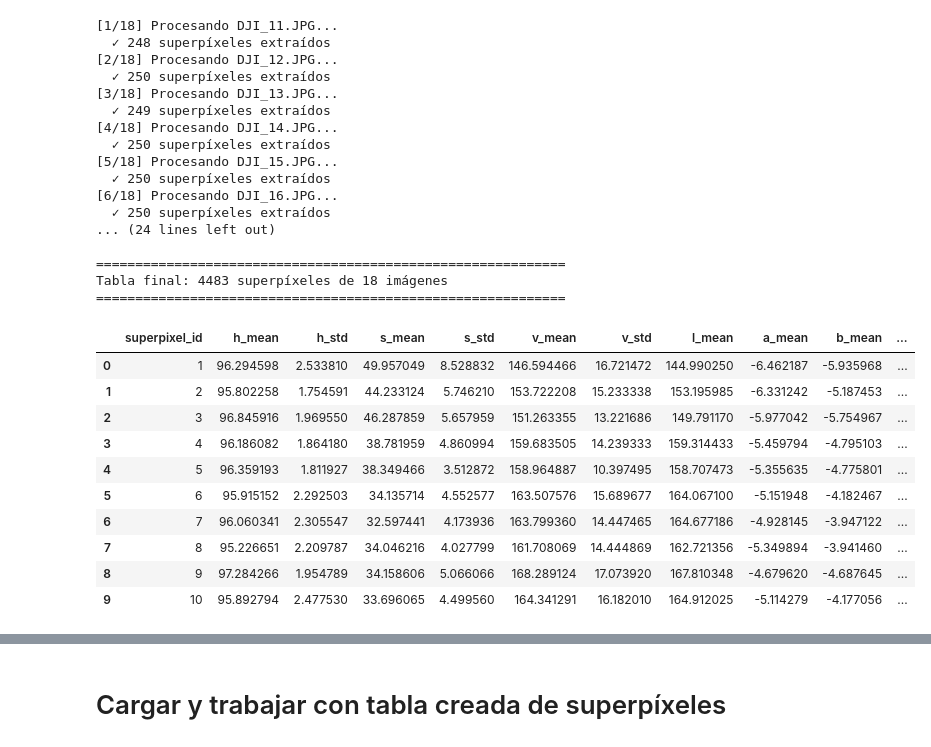
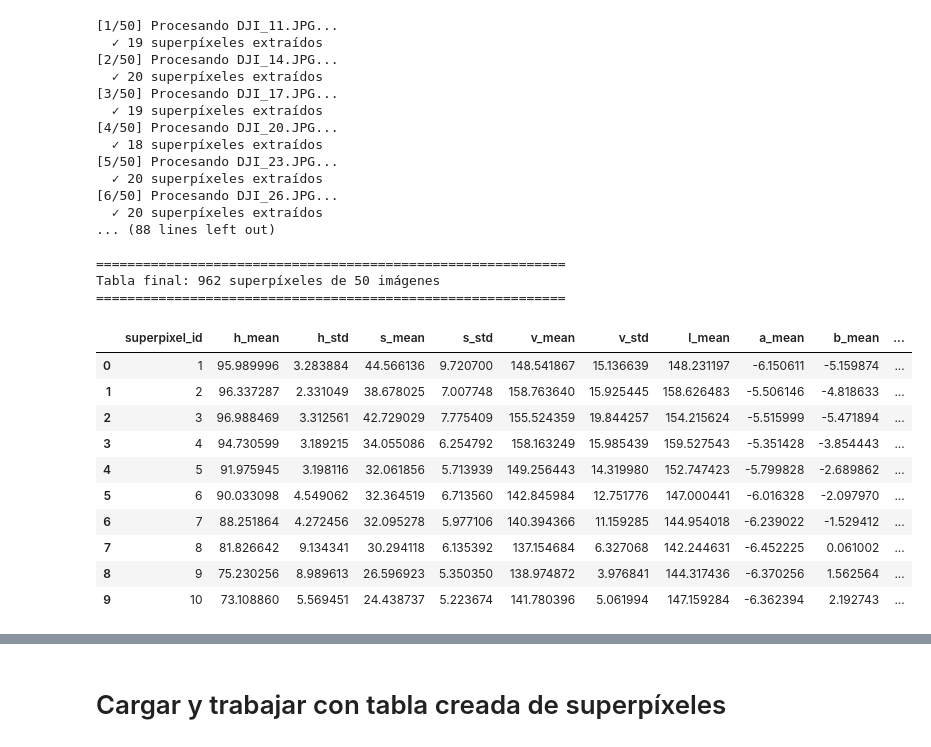
Before and after one commit to Charyzzz/proyecto_eutrofizacion, a Jupyter notebook: notebooks/02_superpixels_training.ipynb, the cells around one changed output, grey strips where cells are left out. Drawn from its saved outputs; the diff is of its cells as text; code cells hidden in the pictures.

```diff
--- a/notebooks/02_superpixels_training.ipynb
+++ b/notebooks/02_superpixels_training.ipynb
@@ -57,7 +94,9 @@ Seleccionadas: 18 (primeras 18)
 | 3 | data/raw/external/river_water_dat... | river_water_dataset | 2019 | True | basento_river | data/raw/external/river_water_dat... | water_polygon_labelimg | polygon |
 | 4 | data/raw/external/river_water_dat... | river_water_dataset | 2019 | True | basento_river | data/raw/external/river_water_dat... | water_polygon_labelimg | polygon |
 # %%
-def extraer_caracteristicas_superpixeles(imagen, mascara_agua, n_segments=250):
+from water_masc1 import cargar_mascara_desde_labeling
+
+def extraer_caracteristicas_superpixeles(imagen, mascara_agua, n_segments=20):
     """
     Divide la región de agua en superpíxeles (SLIC) y calcula características
     de color y textura para cada uno.
@@ -75,6 +114,17 @@ def extraer_caracteristicas_superpixeles(imagen, mascara_agua, n_segments=250):
     list[dict] : una fila por superpíxel con sus características
     """
 
+    downscale = 4
+
+    if downscale > 1:
+        h, w = imagen.shape[:2]
+        imagen = cv2.resize(imagen, (w//downscale, h//downscale))
+        mascara_agua = cv2.resize(mascara_agua, (w//downscale, h//downscale))
+    else:
+        imagen = imagen
+        mascara_agua = mascara_agua
+
+
     img_rgb = cv2.cvtColor(imagen, cv2.COLOR_BGR2RGB)
     hsv = cv2.cvtColor(imagen, cv2.COLOR_BGR2HSV)
     lab = cv2.cvtColor(imagen, cv2.COLOR_BGR2Lab)
@@ -84,7 +134,7 @@ def extraer_caracteristicas_superpixeles(imagen, mascara_agua, n_segments=250):
     segments = slic(
         img_rgb,
         n_segments=n_segments,
-        compactness=10,
+        compactness=20,
         sigma=1,
         mask=(mascara_agua > 0)   # SLIC solo genera superpíxeles dentro del agua
     )
@@ -163,6 +213,11 @@ def construir_tabla_superpixeles(df_seleccion, base_path, parametros, n_segments
         mascara_final = conectar_graffiti_y_cerrar(mascara_pred, skeleton_kernel=3, dilation_kernel=30)
         mascara_final = suavizar_bordes_contorno(mascara_final, contour_approx=7)
 
+        # Cargar máscara desde labels_segmentation
+        #ruta_mascara = Path(base_path) / row['segmentation_mask_path']
+        #alto, ancho = imagen.shape[:2]
+        #mascara_final = cargar_mascara_desde_labeling(str(ruta_mascara), alto, ancho)
+
         if (mascara_final > 0).sum() < 500:
             print(f"  ⚠ Máscara de agua muy pequeña o vacía, se omite")
             continue
@@ -195,44 +250,44 @@ def construir_tabla_superpixeles(df_seleccion, base_path, parametros, n_segments
 # %%
 # Ejecuta el pipeline
 import matplotlib.pyplot as plt
 
 df_superpixeles = construir_tabla_superpixeles(
     df_seleccion,
     base_path=BASE_PATH,
     parametros=PARAMETROS,
-    n_segments=250
+    n_segments=20
 )
 
 df_superpixeles.head(10)
 # %% [output]
-[1/18] Procesando DJI_11.JPG...
-  ✓ 248 superpíxeles extraídos
-[2/18] Procesando DJI_12.JPG...
-  ✓ 250 superpíxeles extraídos
-[3/18] Procesando DJI_13.JPG...
-  ✓ 249 superpíxeles extraídos
-[4/18] Procesando DJI_14.JPG...
-  ✓ 250 superpíxeles extraídos
-[5/18] Procesando DJI_15.JPG...
-  ✓ 250 superpíxeles extraídos
-[6/18] Procesando DJI_16.JPG...
-  ✓ 250 superpíxeles extraídos
-... (24 lines left out)
+[1/50] Procesando DJI_11.JPG...
+  ✓ 19 superpíxeles extraídos
+[2/50] Procesando DJI_14.JPG...
+  ✓ 20 superpíxeles extraídos
+[3/50] Procesando DJI_17.JPG...
+  ✓ 19 superpíxeles extraídos
+[4/50] Procesando DJI_20.JPG...
+  ✓ 18 superpíxeles extraídos
+[5/50] Procesando DJI_23.JPG...
+  ✓ 20 superpíxeles extraídos
+[6/50] Procesando DJI_26.JPG...
+  ✓ 20 superpíxeles extraídos
+... (88 lines left out)
 
 ============================================================
-Tabla final: 4483 superpíxeles de 18 imágenes
+Tabla final: 962 superpíxeles de 50 imágenes
 ============================================================
 |  | superpixel_id | h_mean | h_std | s_mean | s_std | v_mean | v_std | l_mean | a_mean | b_mean | ... |
-| 0 | 1 | 96.294598 | 2.533810 | 49.957049 | 8.528832 | 146.594466 | 16.721472 | 144.990250 | -6.462187 | -5.935968 | ... |
-| 1 | 2 | 95.802258 | 1.754591 | 44.233124 | 5.746210 | 153.722208 | 15.233338 | 153.195985 | -6.331242 | -5.187453 | ... |
-| 2 | 3 | 96.845916 | 1.969550 | 46.287859 | 5.657959 | 151.263355 | 13.221686 | 149.791170 | -5.977042 | -5.754967 | ... |
-| 3 | 4 | 96.186082 | 1.864180 | 38.781959 | 4.860994 | 159.683505 | 14.239333 | 159.314433 | -5.459794 | -4.795103 | ... |
-| 4 | 5 | 96.359193 | 1.811927 | 38.349466 | 3.512872 | 158.964887 | 10.397495 | 158.707473 | -5.355635 | -4.775801 | ... |
-| 5 | 6 | 95.915152 | 2.292503 | 34.135714 | 4.552577 | 163.507576 | 15.689677 | 164.067100 | -5.151948 | -4.182467 | ... |
-| 6 | 7 | 96.060341 | 2.305547 | 32.597441 | 4.173936 | 163.799360 | 14.447465 | 164.677186 | -4.928145 | -3.947122 | ... |
-| 7 | 8 | 95.226651 | 2.209787 | 34.046216 | 4.027799 | 161.708069 | 14.444869 | 162.721356 | -5.349894 | -3.941460 | ... |
-| 8 | 9 | 97.284266 | 1.954789 | 34.158606 | 5.066066 | 168.289124 | 17.073920 | 167.810348 | -4.679620 | -4.687645 | ... |
-| 9 | 10 | 95.892794 | 2.477530 | 33.696065 | 4.499560 | 164.341291 | 16.182010 | 164.912025 | -5.114279 | -4.177056 | ... |
+| 0 | 1 | 95.989996 | 3.283884 | 44.566136 | 9.720700 | 148.541867 | 15.136639 | 148.231197 | -6.150611 | -5.159874 | ... |
+| 1 | 2 | 96.337287 | 2.331049 | 38.678025 | 7.007748 | 158.763640 | 15.925445 | 158.626483 | -5.506146 | -4.818633 | ... |
+| 2 | 3 | 96.988469 | 3.312561 | 42.729029 | 7.775409 | 155.524359 | 19.844257 | 154.215624 | -5.515999 | -5.471894 | ... |
+| 3 | 4 | 94.730599 | 3.189215 | 34.055086 | 6.254792 | 158.163249 | 15.985439 | 159.527543 | -5.351428 | -3.854443 | ... |
+| 4 | 5 | 91.975945 | 3.198116 | 32.061856 | 5.713939 | 149.256443 | 14.319980 | 152.747423 | -5.799828 | -2.689862 | ... |
+| 5 | 6 | 90.033098 | 4.549062 | 32.364519 | 6.713560 | 142.845984 | 12.751776 | 147.000441 | -6.016328 | -2.097970 | ... |
+| 6 | 7 | 88.251864 | 4.272456 | 32.095278 | 5.977106 | 140.394366 | 11.159285 | 144.954018 | -6.239022 | -1.529412 | ... |
+| 7 | 8 | 81.826642 | 9.134341 | 30.294118 | 6.135392 | 137.154684 | 6.327068 | 142.244631 | -6.452225 | 0.061002 | ... |
+| 8 | 9 | 75.230256 | 8.989613 | 26.596923 | 5.350350 | 138.974872 | 3.976841 | 144.317436 | -6.370256 | 1.562564 | ... |
+| 9 | 10 | 73.108860 | 5.569451 | 24.438737 | 5.223674 | 141.780396 | 5.061994 | 147.159284 | -6.362394 | 2.192743 | ... |
 # %%
 OUTPUT_DIR = BASE_PATH / 'data' / 'processed'
 OUTPUT_DIR.mkdir(parents=True, exist_ok=True)
```
Also changed, not shown: parts of 9 cells of this notebook, 2 other files.
